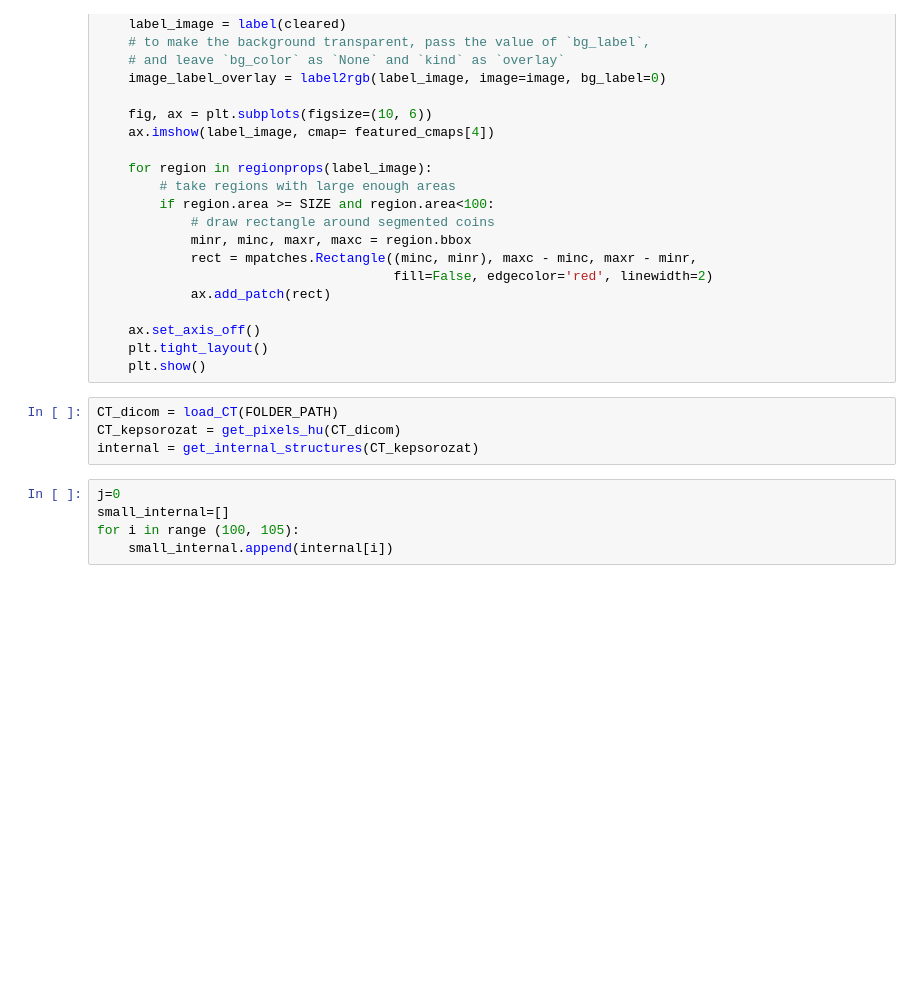
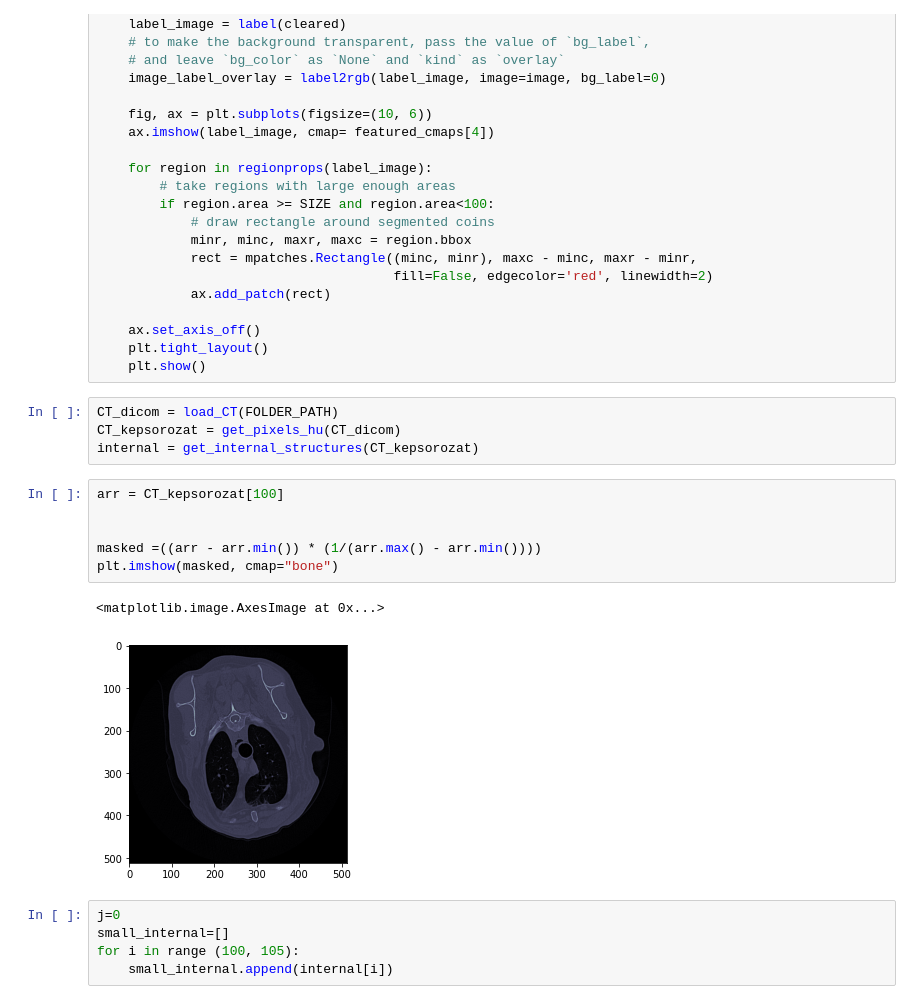
Before and after one commit to mestermarc/Orvosi-kepfeldolgozas, a Jupyter notebook: Programs/internal_segment/LungStruct_segment-Copy1.ipynb, the cells around one changed output. Saved outputs shown, nothing was run; the diff lists cells and outputs as text; blank space fills up the shorter version.

```diff
--- a/Programs/internal_segment/LungStruct_segment-Copy1.ipynb
+++ b/Programs/internal_segment/LungStruct_segment-Copy1.ipynb
@@ -142,6 +142,15 @@ def segment_frame(image, SIZE):
 CT_dicom = load_CT(FOLDER_PATH)
 CT_kepsorozat = get_pixels_hu(CT_dicom)
 internal = get_internal_structures(CT_kepsorozat)
+# %%
+arr = CT_kepsorozat[100]
+
+
+masked =((arr - arr.min()) * (1/(arr.max() - arr.min())))
+plt.imshow(masked, cmap="bone")
+# %% [output]
+<matplotlib.image.AxesImage at 0x...>
+[figure, added]
 # %%
 j=0
 small_internal=[]
```
Also changed, not shown: 3 other files.
